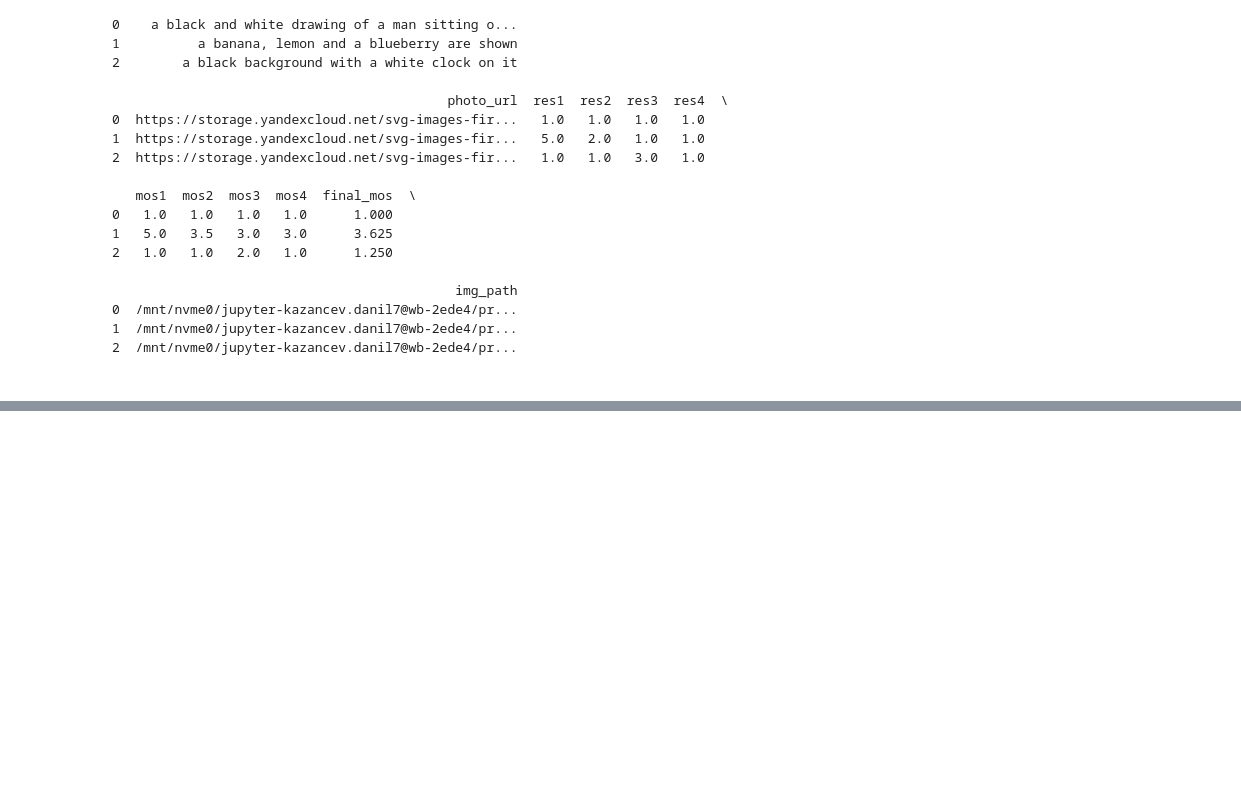
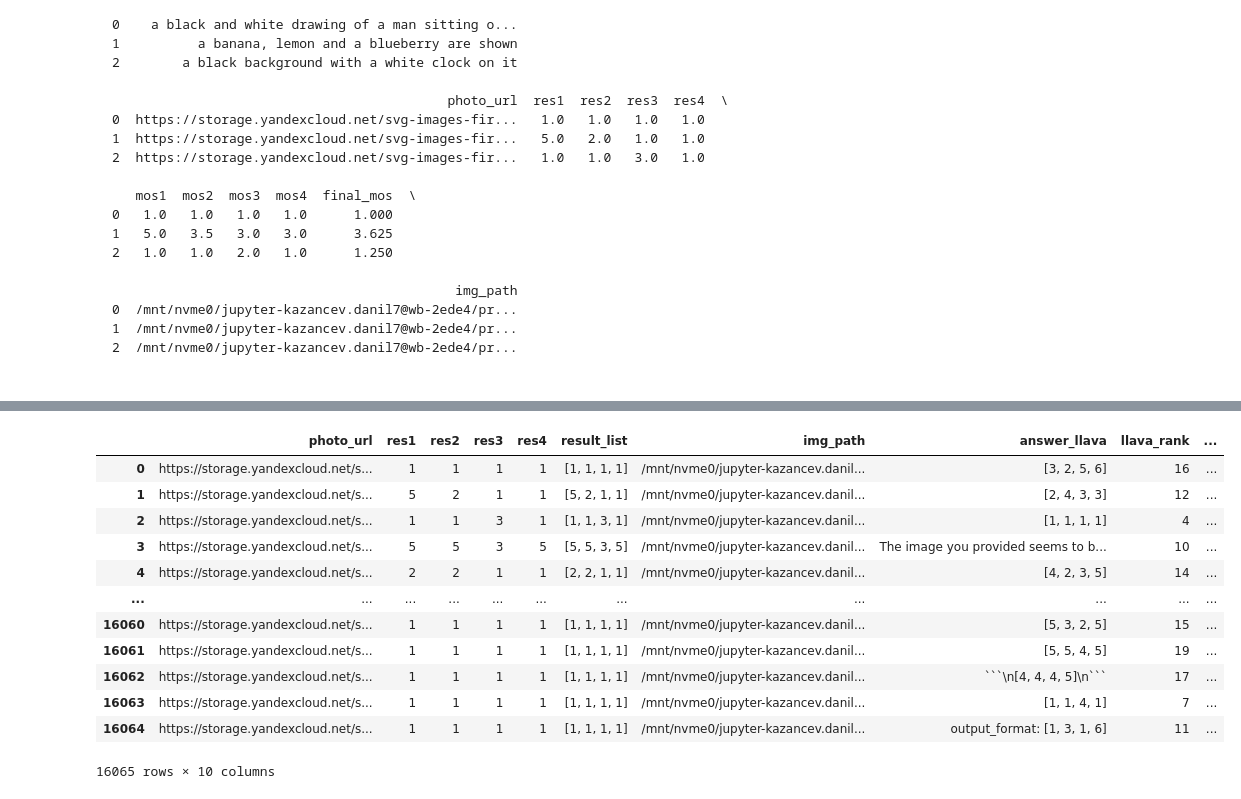
Before and after one commit to CTLab-ITMO/VecScore, a Jupyter notebook: 1_parse_data.ipynb, the cells around one changed output, grey strips where cells are left out. Saved outputs shown, nothing was run; the diff lists cells and outputs as text; code cells hidden in the pictures; blank space fills up the shorter version.

Commit message:
add ai_markup and build new dataset

````diff
--- a/1_parse_data.ipynb
+++ b/1_parse_data.ipynb
@@ -185,0 +198,5 @@ pip install -r base_requirements.txt
+# %%
+preprocess_fraud = lambda item: "".join([char for char in item.lower().replace("'\'", "") if char.isalpha()])
+
+fraud_df['answer_llava_cleared'] = fraud_df.answer_llava.apply(preprocess_fraud)
+fraud_df.answer_llava_cleared.value_counts()[:15]
@@ -185,0 +220,38 @@ pip install -r base_requirements.txt
+# %%
+def get_fraud_label(item):
+    if item == 'datamarkuperror':
+        return 1
+    elif item == 'notsure':
+        return 0
+    elif item == 'fraud':
+        return 1
+    elif item == 'safe':
+        return 0
+    else:
+        return 0
+
+fraud_df['label'] = fraud_df.answer_llava_cleared.apply(get_fraud_label)
+fraud_df = fraud_df[fraud_df['label'] == 0]
+# %%
+fraud_df['markup_rank'] = fraud_df.result_list.apply(lambda item: sum(eval(item)))
+# %%
+grouped_df = fraud_df.groupby("img_path")
+mean_val_df = grouped_df.markup_rank.mean()
+mean_val_dict = mean_val_df.to_dict()
+# %%
+ranking_df['markup_mos'] = ranking_df.img_path.apply(lambda item: mean_val_dict.get(item, None))
+ranking_df
+# %% [output]
+|  | photo_url | res1 | res2 | res3 | res4 | result_list | img_path | answer_llava | llava_rank | ... |
+| 0 | https://storage.yandexcloud.net/s... | 1 | 1 | 1 | 1 | [1, 1, 1, 1] | /mnt/nvme0/jupyter-kazancev.danil... | [3, 2, 5, 6] | 16 | ... |
+| 1 | https://storage.yandexcloud.net/s... | 5 | 2 | 1 | 1 | [5, 2, 1, 1] | /mnt/nvme0/jupyter-kazancev.danil... | [2, 4, 3, 3] | 12 | ... |
+| 2 | https://storage.yandexcloud.net/s... | 1 | 1 | 3 | 1 | [1, 1, 3, 1] | /mnt/nvme0/jupyter-kazancev.danil... | [1, 1, 1, 1] | 4 | ... |
+| 3 | https://storage.yandexcloud.net/s... | 5 | 5 | 3 | 5 | [5, 5, 3, 5] | /mnt/nvme0/jupyter-kazancev.danil... | The image you provided seems to b... | 10 | ... |
+| 4 | https://storage.yandexcloud.net/s... | 2 | 2 | 1 | 1 | [2, 2, 1, 1] | /mnt/nvme0/jupyter-kazancev.danil... | [4, 2, 3, 5] | 14 | ... |
+| ... | ... | ... | ... | ... | ... | ... | ... | ... | ... | ... |
+| 16060 | https://storage.yandexcloud.net/s... | 1 | 1 | 1 | 1 | [1, 1, 1, 1] | /mnt/nvme0/jupyter-kazancev.danil... | [5, 3, 2, 5] | 15 | ... |
+| 16061 | https://storage.yandexcloud.net/s... | 1 | 1 | 1 | 1 | [1, 1, 1, 1] | /mnt/nvme0/jupyter-kazancev.danil... | [5, 5, 4, 5] | 19 | ... |
+| 16062 | https://storage.yandexcloud.net/s... | 1 | 1 | 1 | 1 | [1, 1, 1, 1] | /mnt/nvme0/jupyter-kazancev.danil... | ```\n[4, 4, 4, 5]\n``` | 17 | ... |
+| 16063 | https://storage.yandexcloud.net/s... | 1 | 1 | 1 | 1 | [1, 1, 1, 1] | /mnt/nvme0/jupyter-kazancev.danil... | [1, 1, 4, 1] | 7 | ... |
+| 16064 | https://storage.yandexcloud.net/s... | 1 | 1 | 1 | 1 | [1, 1, 1, 1] | /mnt/nvme0/jupyter-kazancev.danil... | output_format: [1, 3, 1, 6] | 11 | ... |
+16065 rows × 10 columns
````
Also changed, not shown: parts of 16 cells of this notebook, 7 other files.
